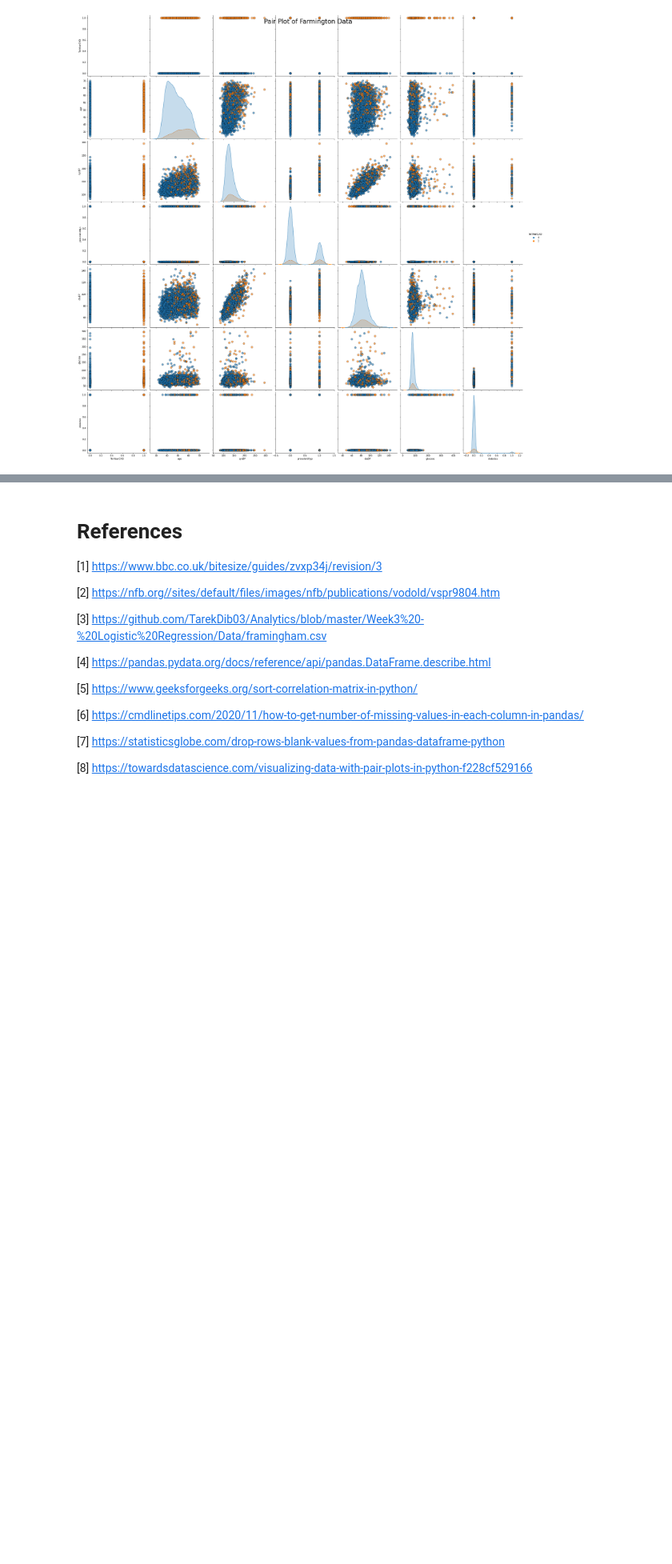
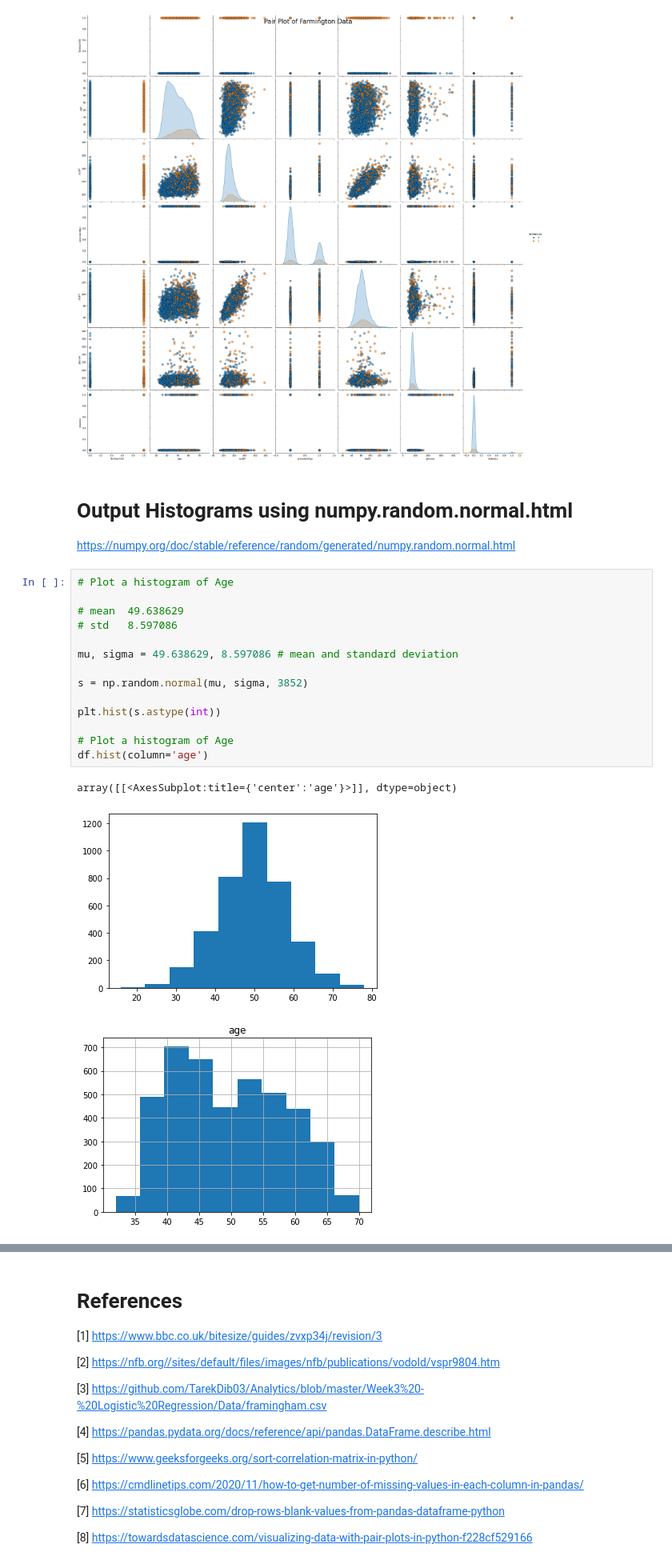
Before and after one commit to DPR-droid/2021_11_Programming-for-Data-Analysis-Project-2021, a Jupyter notebook: Programming-for-Data-Analysis-Project-2021-V2.ipynb, the cells around one changed output, grey strips where cells are left out. Shown at 80% size. Drawn from its saved outputs; the diff is of its cells as text; blank space fills up the shorter version.

Commit message:
Investigate numpy distribution

```diff
--- a/Programming-for-Data-Analysis-Project-2021-V2.ipynb
+++ b/Programming-for-Data-Analysis-Project-2021-V2.ipynb
@@ -211,3 +203,25 @@ sns.pairplot(High_corr,
 plt.suptitle('Pair Plot of Farmington Data', size = 28);
 # %% [output]
 [figure]
+# %% [markdown]
+# Output Histograms using numpy.random.normal.html
+
+https://numpy.org/doc/stable/reference/random/generated/numpy.random.normal.html
+# %%
+# Plot a histogram of Age
+
+# mean	49.638629
+# std	8.597086
+
+mu, sigma = 49.638629, 8.597086 # mean and standard deviation
+
+s = np.random.normal(mu, sigma, 3852)
+
+plt.hist(s.astype(int))
+
+# Plot a histogram of Age
+df.hist(column='age')
+# %% [output]
+array([[<AxesSubplot:title={'center':'age'}>]], dtype=object)
+[figure, added]
+[figure, added]
```
Also changed, not shown: parts of 8 cells of this notebook.
